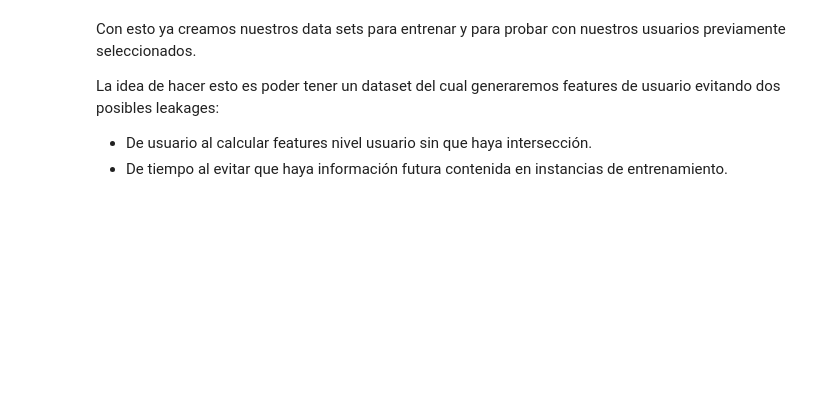
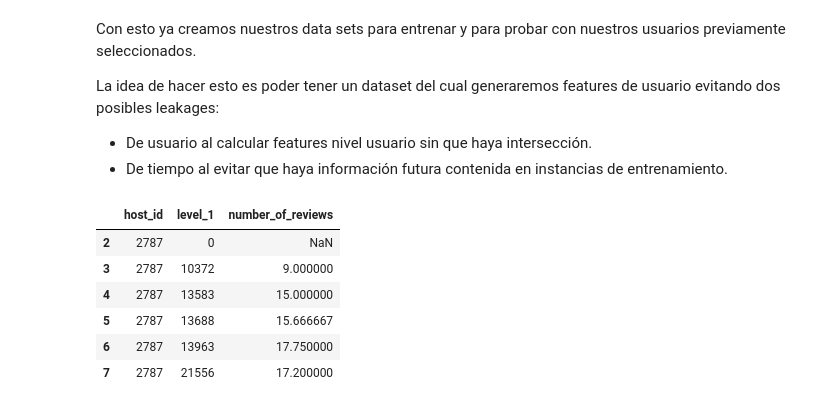
Before and after one commit to bielng/Data-Lab, a Jupyter notebook: 10,0_clase_202101(1).ipynb, the cells around one changed output. Cells and saved outputs as stored; diff of their text form; code cells hidden in the pictures; blank space fills up the shorter version.

```diff
--- a/10,0_clase_202101(1).ipynb
+++ b/10,0_clase_202101(1).ipynb
@@ -771,0 +776,11 @@ La idea de hacer esto es poder tener un dataset del cual generaremos features de
+# %%
+x = pd.DataFrame(x).reset_index()
+x.loc[x.host_id == host_ejemplo]
+# %% [output]
+|  | host_id | level_1 | number_of_reviews |
+| 2 | 2787 | 0 | NaN |
+| 3 | 2787 | 10372 | 9.000000 |
+| 4 | 2787 | 13583 | 15.000000 |
+| 5 | 2787 | 13688 | 15.666667 |
+| 6 | 2787 | 13963 | 17.750000 |
+| 7 | 2787 | 21556 | 17.200000 |
```
Also changed, not shown: parts of 4 cells of this notebook.
